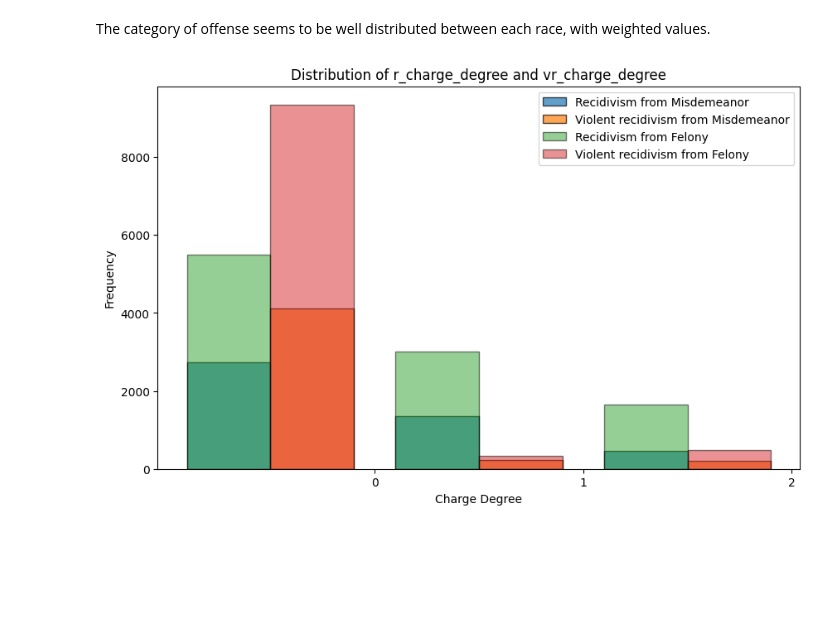
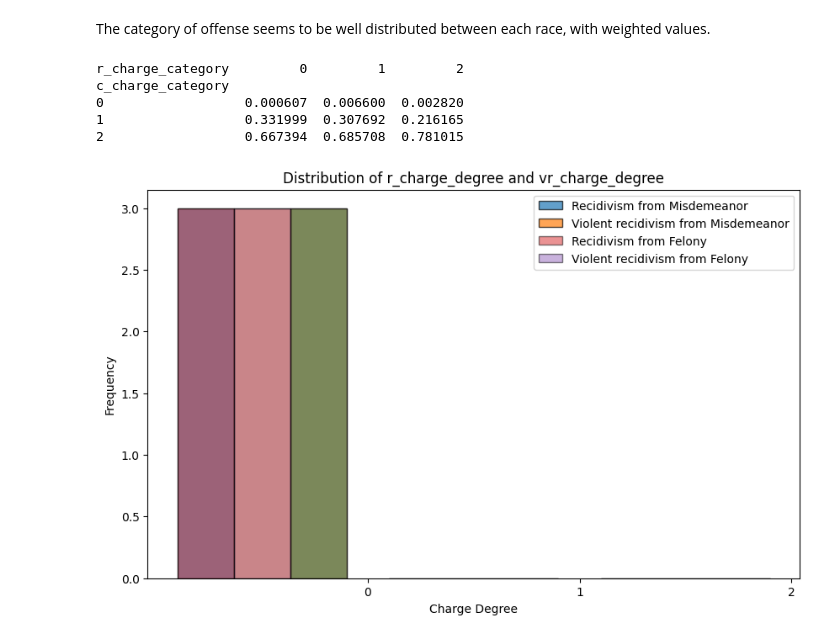
Before and after one commit to RonangLeSang/PROJ831, a Jupyter notebook: charges_analysis.ipynb, the cells around one changed output. Saved outputs shown, nothing was run; the diff lists cells and outputs as text; code cells hidden in the pictures; blank space fills up the shorter version.

Commit message:
[ADD] Trying to make weighted values work

```diff
--- a/charges_analysis.ipynb
+++ b/charges_analysis.ipynb
@@ -194,28 +209,34 @@ The category of offense seems to be well distributed between each race, with wei
 # %%
 df_charge = df_clean.copy()
 mapping = {'Felony': 2, 'Misdemeanor': 1, 'Other': 1, 'None': 0}
 for column in ['c_charge_category', 'r_charge_category', 'vr_charge_category']:
     df_charge[column] = df_charge[column].map(mapping)
 
-df_c1 = df_charge[df_charge['c_charge_category'] == 1]
-df_c2 = df_charge[df_charge['c_charge_category'] == 2]
+# df_c1 = df_charge[df_charge['c_charge_category'] == 1].reset_index(drop=True)
+# df_c2 = df_charge[df_charge['c_charge_category'] == 2].reset_index(drop=True)
 
-weight_c1 = np.ones(len(df_c1)) / len(df_c1)
-weight_c2 = np.ones(len(df_c2)) / len(df_c2)
+df_r = df_charge.groupby(['c_charge_category', 'r_charge_category']).size().unstack()
+df_vr = df_charge.groupby(['c_charge_category', 'vr_charge_category']).size().unstack()
+
 
 plt.figure(figsize=(10, 6))
 
-# plt.hist([df_c1['r_charge_category'], df_c1['vr_charge_category']], bins=[0, 1, 2, 3], align='left', edgecolor='black', alpha=0.7, weights=weight_c1, label=['Recidivism from Misdemeanor', 'Violent recidivism from Misdemeanor'])
-# plt.hist([df_c2['r_charge_category'], df_c2['vr_charge_category']], bins=[0, 1, 2, 3], align='left', edgecolor='black', alpha=0.5, weights=weight_c2, label=['Recidivism from Felony', 'Violent recidivism from Felony'])
+get_weighted_values(df_charge, df_r, 'r_charge_category')
+get_weighted_values(df_charge, df_vr, 'vr_charge_category')
 
-plt.hist([df_c1['r_charge_category'], df_c1['vr_charge_category']], bins=[0, 1, 2, 3], align='left', edgecolor='black', alpha=0.7, label=['Recidivism from Misdemeanor', 'Violent recidivism from Misdemeanor'])
-plt.hist([df_c2['r_charge_category'], df_c2['vr_charge_category']], bins=[0, 1, 2, 3], align='left', edgecolor='black', alpha=0.5, label=['Recidivism from Felony', 'Violent recidivism from Felony'])
+plt.hist(df_r, bins=[0, 1, 2, 3], align='left', edgecolor='black', alpha=0.7, label='Recidivism')
+plt.hist(df_vr, bins=[0, 1, 2, 3], align='left', edgecolor='black', alpha=0.5, label=['Recidivism from Felony', 'Violent recidivism from Felony'])
 
 plt.title('Distribution of r_charge_degree and vr_charge_degree')
 plt.xlabel('Charge Degree')
 plt.ylabel('Frequency')
 plt.legend()
 plt.xticks([0.5, 1.5, 2.5], ['0', '1', '2'])
 plt.show()
 # %% [output]
+r_charge_category         0         1         2
+c_charge_category
+0                  0.000607  0.006600  0.002820
+1                  0.331999  0.307692  0.216165
+2                  0.667394  0.685708  0.781015
-[figure, old version]
+[figure, new version]
```
Also changed, not shown: parts of 1 cell of this notebook.
